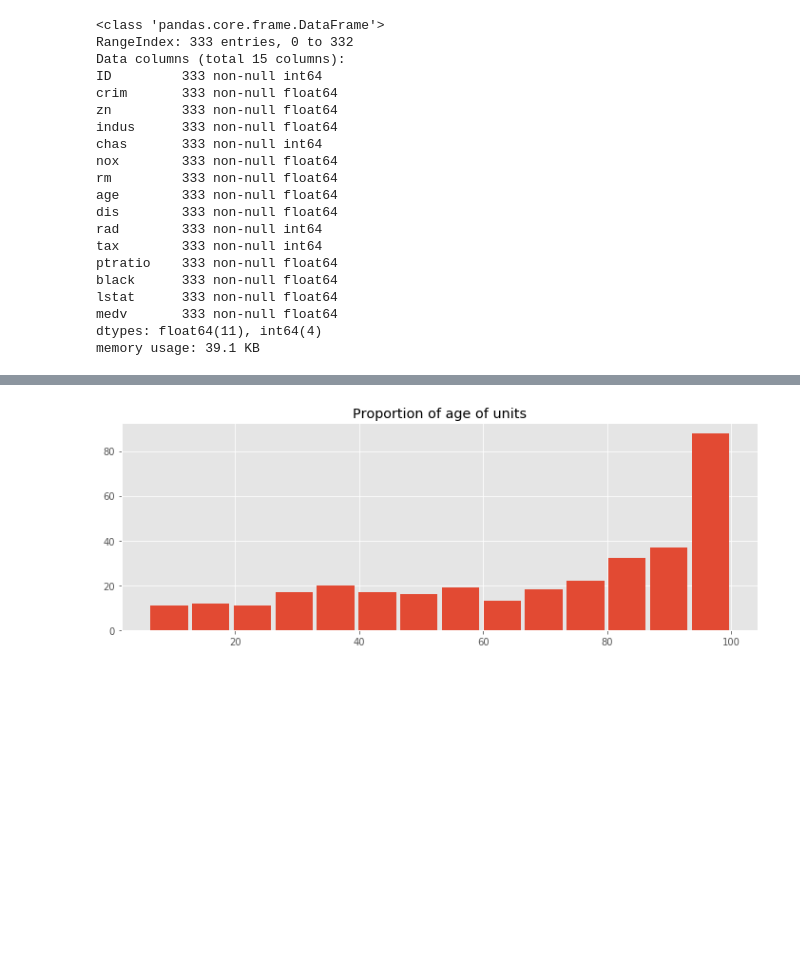
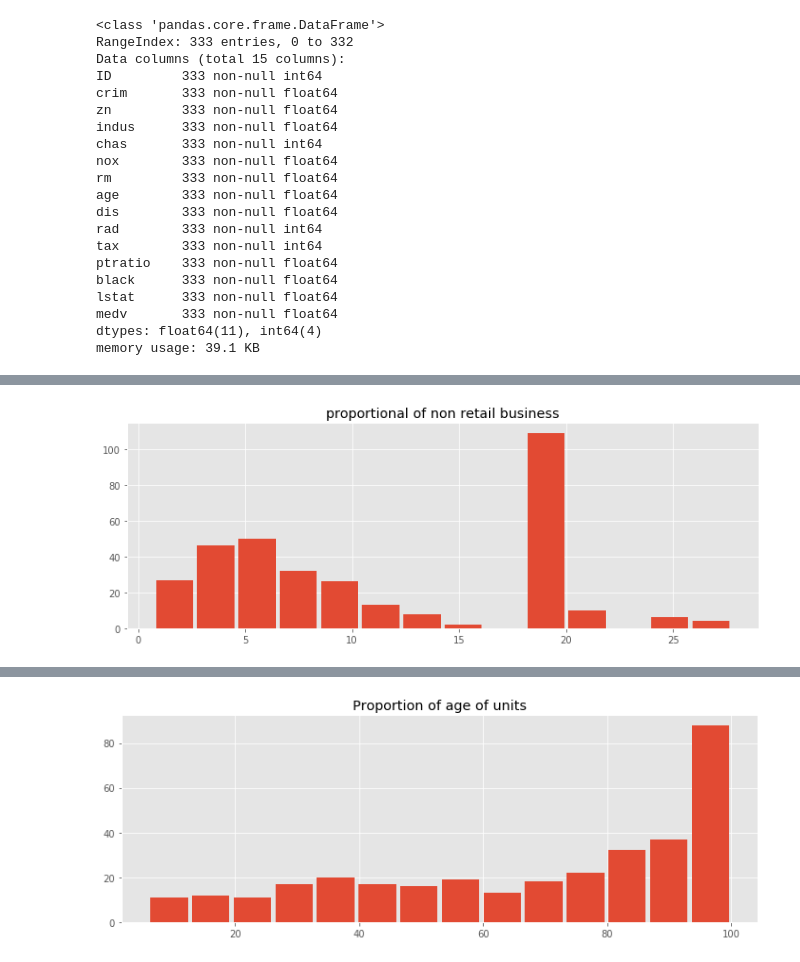
Before and after one commit to abishekarun/Boston-Housing, a Jupyter notebook: boston_housing.ipynb, the cells around one changed output, grey strips where cells are left out. Cells and saved outputs as stored; diff of their text form; code cells hidden in the pictures; blank space fills up the shorter version.

```diff
--- a/boston_housing.ipynb
+++ b/boston_housing.ipynb
@@ -85,0 +100,6 @@ test.describe(include='all')
+# %%
+train.indus.hist(bins=14, rwidth=.9, figsize=(12,4))
+plt.title('proportional of non retail business')
+plt.show(block=False)
+# %% [output]
+[figure, added]
```
Also changed, not shown: parts of 33 cells of this notebook.
